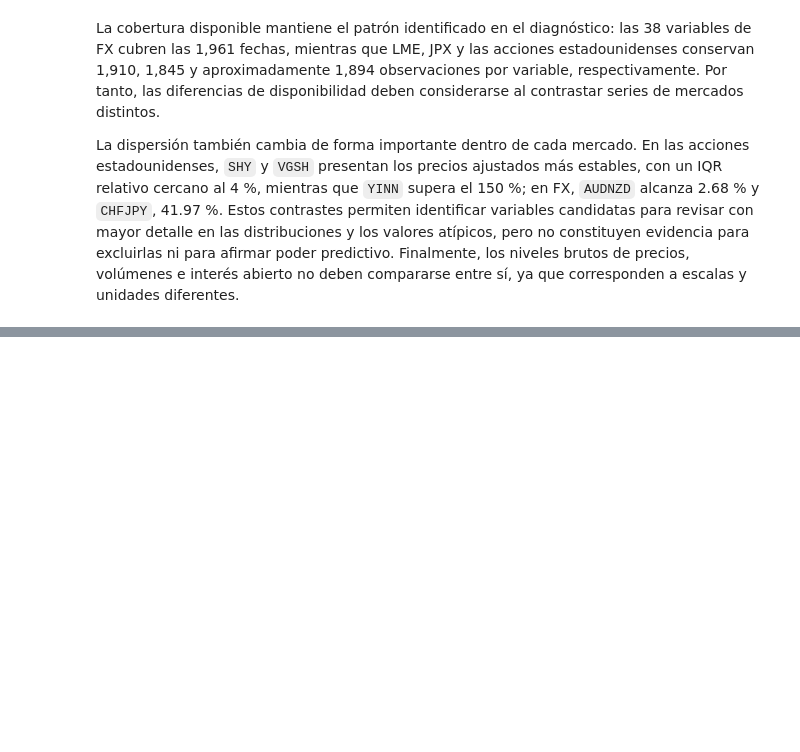
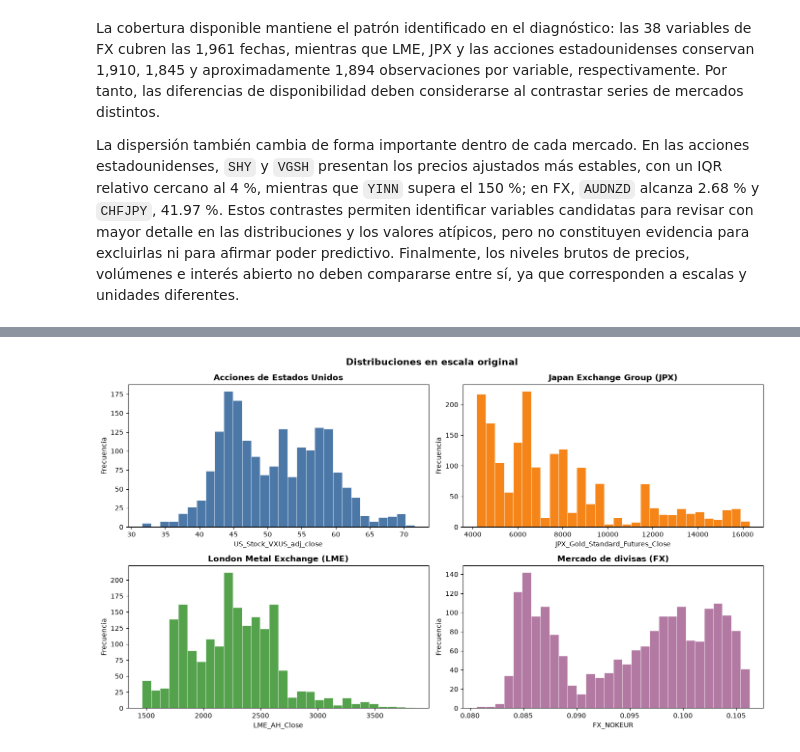
Before and after one commit to Bamo0507/Proyecto_2_EDA_Data_Science, a Jupyter notebook: notebooks/01_analisis_exploratorio.ipynb, the cells around one changed output, grey strips where cells are left out. Cells and saved outputs as stored; diff of their text form; code cells hidden in the pictures; blank space fills up the shorter version.

```diff
--- a/notebooks/01_analisis_exploratorio.ipynb
+++ b/notebooks/01_analisis_exploratorio.ipynb
@@ -1243,0 +1280,27 @@ La dispersión también cambia de forma importante dentro de cada mercado. En la
+# %%
+def contar_targets_vinculados(variable: str) -> int:
+    """Cuenta los targets cuya definición incluye exactamente la variable."""
+    return int(
+        target_pairs["pair"].str.split(" - ").map(lambda instrumentos: variable in instrumentos).sum()
+    )
+
+
+candidatas_distribucion = variabilidad_relativa.reset_index(names="variable").copy()
+candidatas_distribucion["targets_vinculados"] = candidatas_distribucion["variable"].map(
+    contar_targets_vinculados
+)
+
+predictores_representativos = (
+    candidatas_distribucion.sort_values(
+        ["mercado", "observaciones_disponibles", "targets_vinculados", "iqr_relativo", "variable"],
+        ascending=[True, False, False, True, True],
+    )
+    .groupby("mercado", as_index=False)
+    .first()
+)
+
+assert len(predictores_representativos) == 4
+
+predictores_representativos[
+    ["mercado", "variable", "observaciones_disponibles", "targets_vinculados", "iqr_relativo"]
+].round(4)
@@ -1243,0 +1313,18 @@ La dispersión también cambia de forma importante dentro de cada mercado. En la
+# %%
+import matplotlib.pyplot as plt
+
+figura, ejes = plt.subplots(2, 2, figsize=(14, 8))
+colores = ["#4C78A8", "#F58518", "#54A24B", "#B279A2"]
+
+for eje, (_, fila), color in zip(ejes.flat, predictores_representativos.iterrows(), colores):
+    serie = train_eda[fila["variable"]].dropna()
+    eje.hist(serie, bins=30, color=color, edgecolor="white", linewidth=0.5)
+    eje.set_title(fila["mercado"], fontweight="bold")
+    eje.set_xlabel(fila["variable"])
+    eje.set_ylabel("Frecuencia")
+
+figura.suptitle("Distribuciones en escala original", fontsize=14, fontweight="bold")
+figura.tight_layout()
+plt.show()
+# %% [output]
+[figure, added]
```
Also changed, not shown: parts of 12 cells of this notebook, 1 other file.
